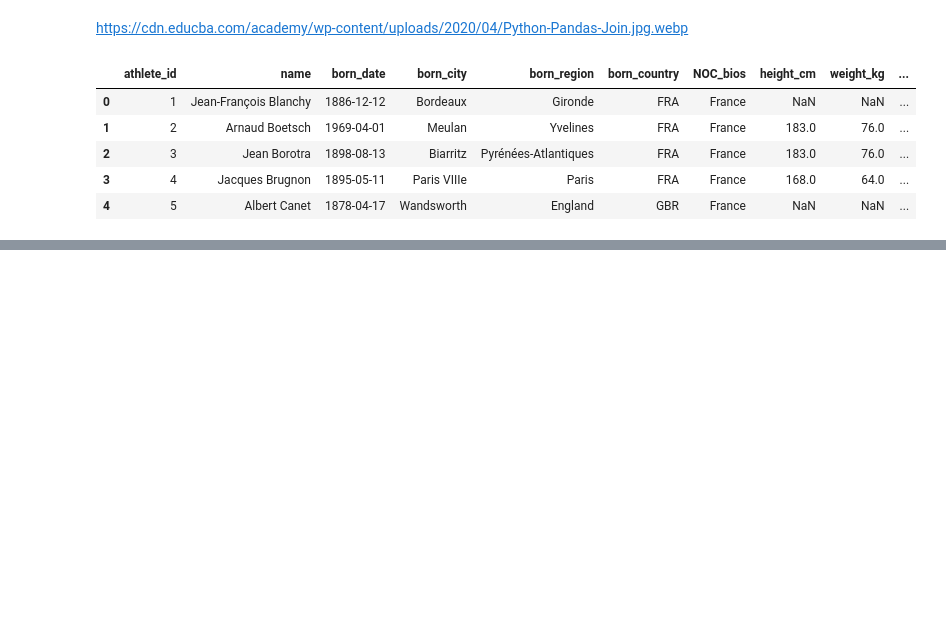
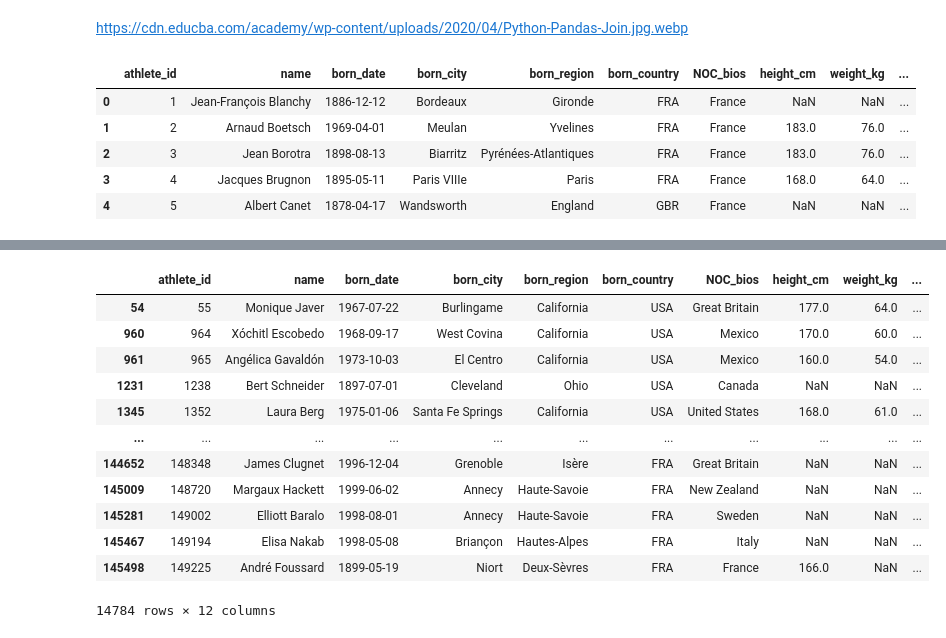
Before and after one commit to Raff1010X/65.Pandas, a Jupyter notebook: 12_merge_concatenate.ipynb, the cells around one changed output, grey strips where cells are left out. Saved outputs shown, nothing was run; the diff lists cells and outputs as text; code cells hidden in the pictures; blank space fills up the shorter version.

```diff
--- a/12_merge_concatenate.ipynb
+++ b/12_merge_concatenate.ipynb
@@ -37,3 +37,9 @@ bios_new.head()
 | 2 | 3 | Jean Borotra | 1898-08-13 | Biarritz | Pyrénées-Atlantiques | FRA | France | 183.0 | 76.0 | ... |
 | 3 | 4 | Jacques Brugnon | 1895-05-11 | Paris VIIIe | Paris | FRA | France | 168.0 | 64.0 | ... |
 | 4 | 5 | Albert Canet | 1878-04-17 | Wandsworth | England | GBR | France | NaN | NaN | ... |
+# %%
+bios_new.rename(columns={'region': 'born_country_full'}, inplace=True)
+
+bios_new.drop(columns=['notes'], inplace=True)
+
+bios_new.head()
@@ -39,0 +69,22 @@ bios_new.head()
+# %%
+usa = bios_new[bios_new['born_country'] == 'USA']
+
+fra = bios_new[bios_new['born_country'] == 'FRA']
+
+usa_fra = pd.concat([usa, fra])
+
+usa_fra
+# %% [output]
+|  | athlete_id | name | born_date | born_city | born_region | born_country | NOC_bios | height_cm | weight_kg | ... |
+| 54 | 55 | Monique Javer | 1967-07-22 | Burlingame | California | USA | Great Britain | 177.0 | 64.0 | ... |
+| 960 | 964 | Xóchitl Escobedo | 1968-09-17 | West Covina | California | USA | Mexico | 170.0 | 60.0 | ... |
+| 961 | 965 | Angélica Gavaldón | 1973-10-03 | El Centro | California | USA | Mexico | 160.0 | 54.0 | ... |
+| 1231 | 1238 | Bert Schneider | 1897-07-01 | Cleveland | Ohio | USA | Canada | NaN | NaN | ... |
+| 1345 | 1352 | Laura Berg | 1975-01-06 | Santa Fe Springs | California | USA | United States | 168.0 | 61.0 | ... |
+| ... | ... | ... | ... | ... | ... | ... | ... | ... | ... | ... |
+| 144652 | 148348 | James Clugnet | 1996-12-04 | Grenoble | Isère | FRA | Great Britain | NaN | NaN | ... |
+| 145009 | 148720 | Margaux Hackett | 1999-06-02 | Annecy | Haute-Savoie | FRA | New Zealand | NaN | NaN | ... |
+| 145281 | 149002 | Elliott Baralo | 1998-08-01 | Annecy | Haute-Savoie | FRA | Sweden | NaN | NaN | ... |
+| 145467 | 149194 | Elisa Nakab | 1998-05-08 | Briançon | Hautes-Alpes | FRA | Italy | NaN | NaN | ... |
+| 145498 | 149225 | André Foussard | 1899-05-19 | Niort | Deux-Sèvres | FRA | France | 166.0 | NaN | ... |
+14784 rows × 12 columns
```
Also changed, not shown: parts of 4 cells of this notebook, 4 other files.
